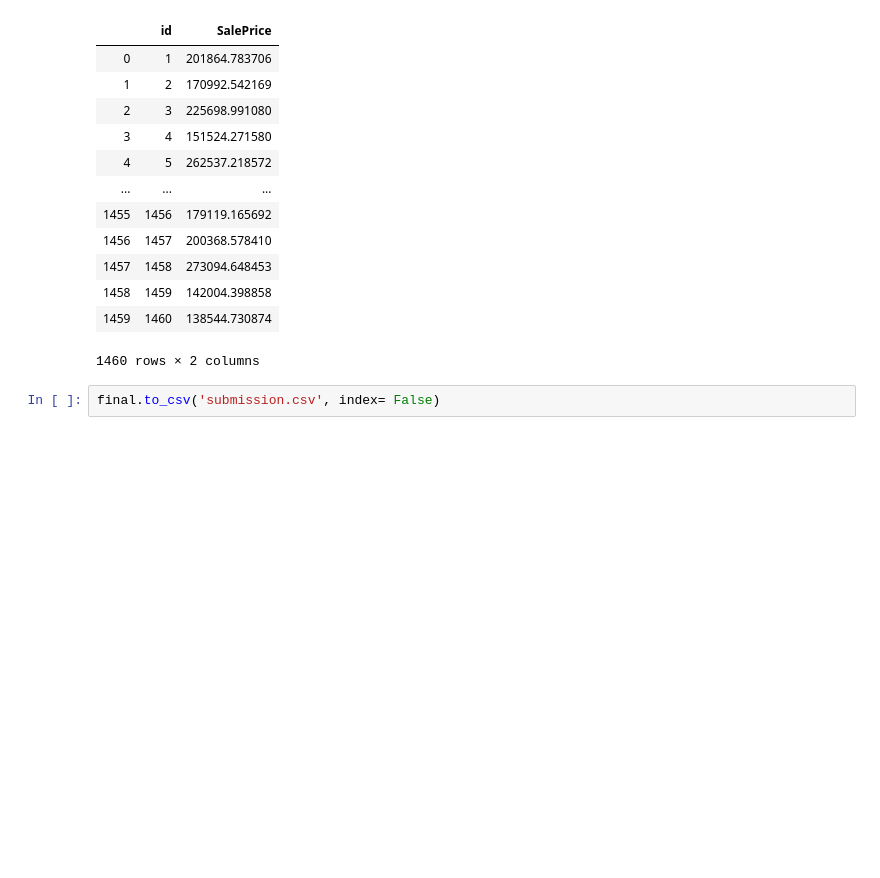
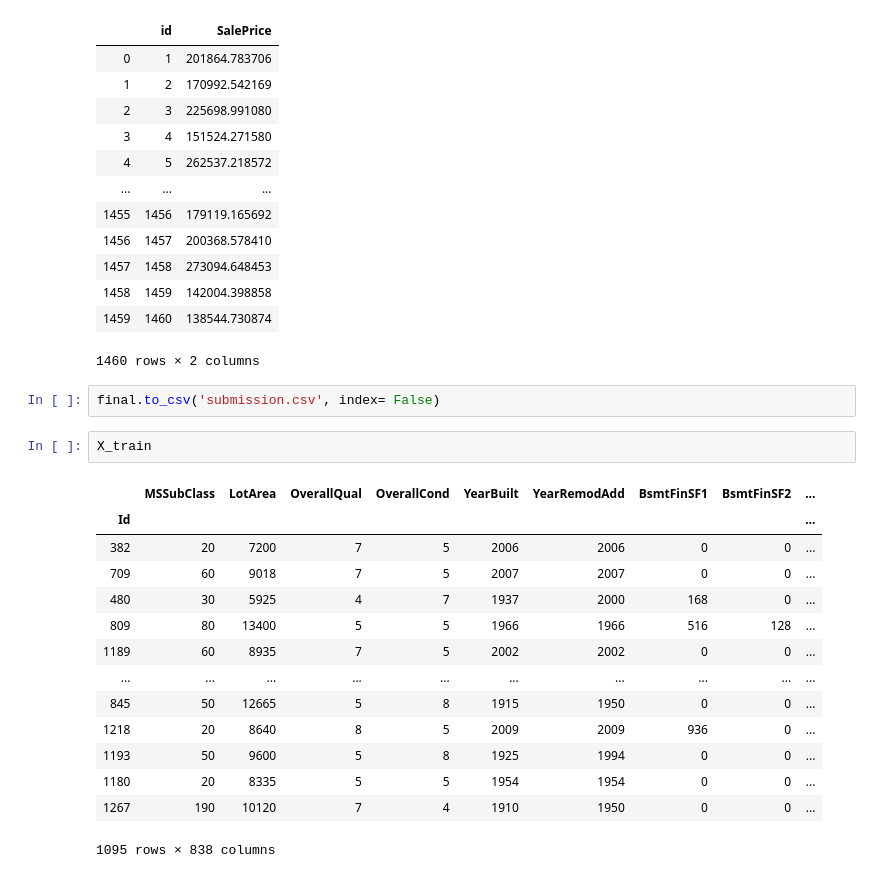
Before and after one commit to irayje/kaggle-house-prices, a Jupyter notebook: kaggle_house_prices.ipynb, the cells around one changed output. Cells and saved outputs as stored; diff of their text form; blank space fills up the shorter version.

```diff
--- a/kaggle_house_prices.ipynb
+++ b/kaggle_house_prices.ipynb
@@ -181,3 +176,20 @@ final
 1460 rows × 2 columns
 # %%
 final.to_csv('submission.csv', index= False)
+# %%
+X_train
+# %% [output]
+|  | MSSubClass | LotArea | OverallQual | OverallCond | YearBuilt | YearRemodAdd | BsmtFinSF1 | BsmtFinSF2 | ... |
+| Id |  |  |  |  |  |  |  |  | ... |
+| 382 | 20 | 7200 | 7 | 5 | 2006 | 2006 | 0 | 0 | ... |
+| 709 | 60 | 9018 | 7 | 5 | 2007 | 2007 | 0 | 0 | ... |
+| 480 | 30 | 5925 | 4 | 7 | 1937 | 2000 | 168 | 0 | ... |
+| 809 | 80 | 13400 | 5 | 5 | 1966 | 1966 | 516 | 128 | ... |
+| 1189 | 60 | 8935 | 7 | 5 | 2002 | 2002 | 0 | 0 | ... |
+| ... | ... | ... | ... | ... | ... | ... | ... | ... | ... |
+| 845 | 50 | 12665 | 5 | 8 | 1915 | 1950 | 0 | 0 | ... |
+| 1218 | 20 | 8640 | 8 | 5 | 2009 | 2009 | 936 | 0 | ... |
+| 1193 | 50 | 9600 | 5 | 8 | 1925 | 1994 | 0 | 0 | ... |
+| 1180 | 20 | 8335 | 5 | 5 | 1954 | 1954 | 0 | 0 | ... |
+| 1267 | 190 | 10120 | 7 | 4 | 1910 | 1950 | 0 | 0 | ... |
+1095 rows × 838 columns
```
Also changed, not shown: parts of 11 cells of this notebook.
